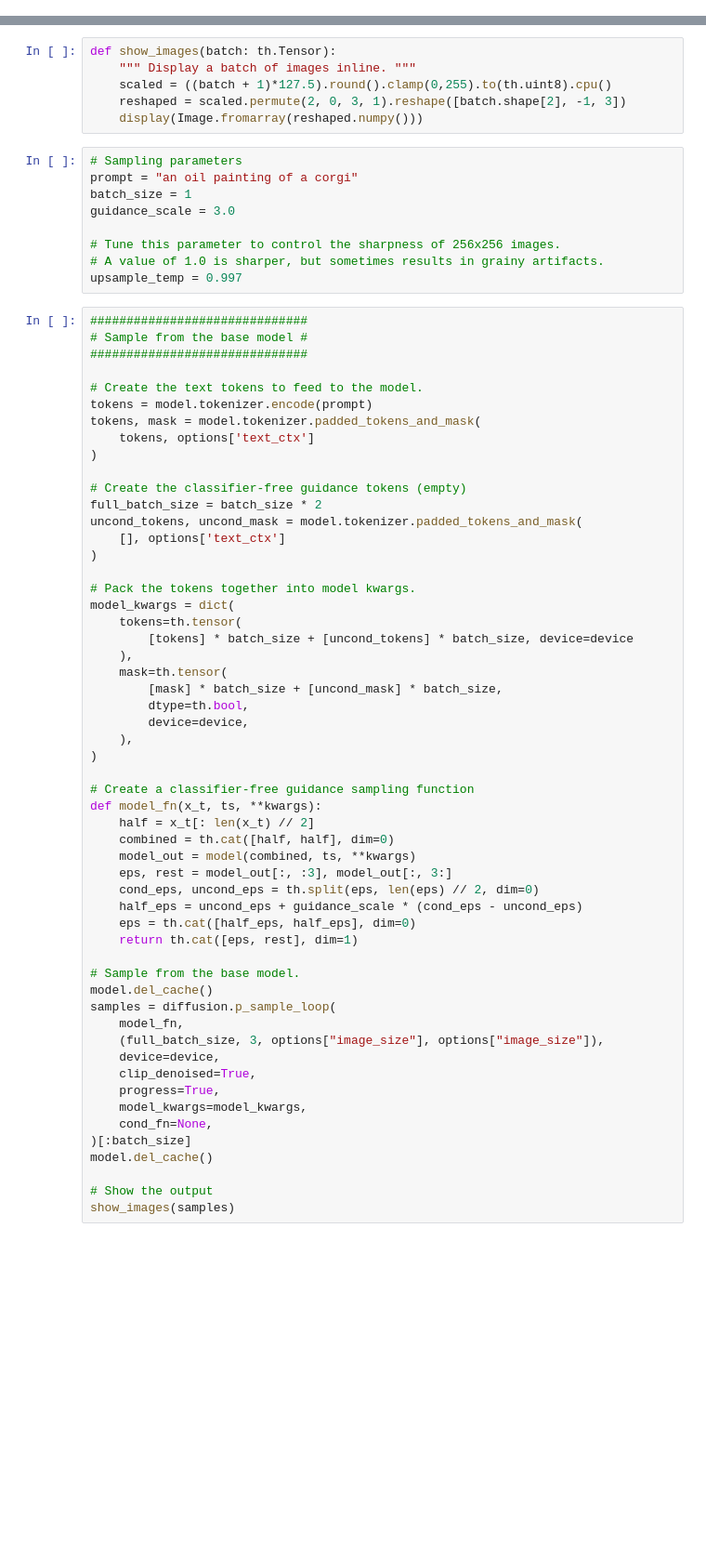
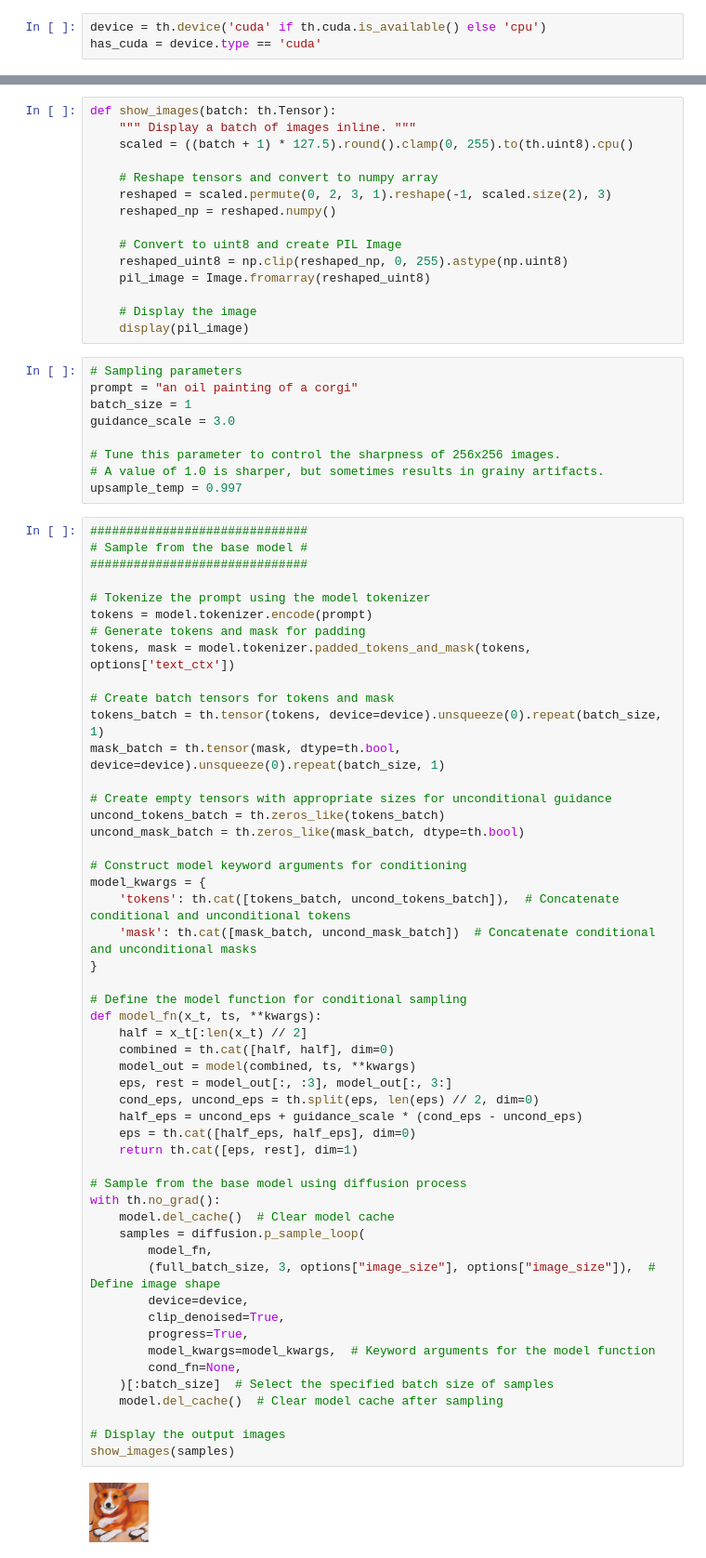
Before and after one commit to openai/glide-text2im, a Jupyter notebook: notebooks/text2im.ipynb, the cells around one changed output, grey strips where cells are left out. Shown at 93% size. Cells and saved outputs as stored; diff of their text form; blank space fills up the shorter version.

Commit message:
Updated text2im.ipynb with optimizations

```diff
--- a/notebooks/text2im.ipynb
+++ b/notebooks/text2im.ipynb
@@ -23,3 +15,6 @@ device = th.device('cpu' if not has_cuda else 'cuda')
+# %%
+device = th.device('cuda' if th.cuda.is_available() else 'cpu')
+has_cuda = device.type == 'cuda'
 # %%
 # Create base model.
 options = model_and_diffusion_defaults()
@@ -47,9 +53,18 @@ print('total upsampler parameters', sum(x.numel() for x in model_up.parameters()
 # %%
 def show_images(batch: th.Tensor):
     """ Display a batch of images inline. """
-    scaled = ((batch + 1)*127.5).round().clamp(0,255).to(th.uint8).cpu()
-    reshaped = scaled.permute(2, 0, 3, 1).reshape([batch.shape[2], -1, 3])
-    display(Image.fromarray(reshaped.numpy()))
+    scaled = ((batch + 1) * 127.5).round().clamp(0, 255).to(th.uint8).cpu()
+
+    # Reshape tensors and convert to numpy array
+    reshaped = scaled.permute(0, 2, 3, 1).reshape(-1, scaled.size(2), 3)
+    reshaped_np = reshaped.numpy()
+
+    # Convert to uint8 and create PIL Image
+    reshaped_uint8 = np.clip(reshaped_np, 0, 255).astype(np.uint8)
+    pil_image = Image.fromarray(reshaped_uint8)
+
+    # Display the image
+    display(pil_image)
 # %%
 # Sampling parameters
 prompt = "an oil painting of a corgi"
@@ -62,58 +77,56 @@ upsample_temp = 0.997
 # %%
 ##############################
 # Sample from the base model #
 ##############################
 
-# Create the text tokens to feed to the model.
+# Tokenize the prompt using the model tokenizer
 tokens = model.tokenizer.encode(prompt)
-tokens, mask = model.tokenizer.padded_tokens_and_mask(
-    tokens, options['text_ctx']
-)
+# Generate tokens and mask for padding
+tokens, mask = model.tokenizer.padded_tokens_and_mask(tokens, options['text_ctx'])
 
-# Create the classifier-free guidance tokens (empty)
-full_batch_size = batch_size * 2
-uncond_tokens, uncond_mask = model.tokenizer.padded_tokens_and_mask(
-    [], options['text_ctx']
-)
+# Create batch tensors for tokens and mask
+tokens_batch = th.tensor(tokens, device=device).unsqueeze(0).repeat(batch_size, 1)
+mask_batch = th.tensor(mask, dtype=th.bool, device=device).unsqueeze(0).repeat(batch_size, 1)
 
-# Pack the tokens together into model kwargs.
-model_kwargs = dict(
-    tokens=th.tensor(
-        [tokens] * batch_size + [uncond_tokens] * batch_size, device=device
-    ),
-    mask=th.tensor(
-        [mask] * batch_size + [uncond_mask] * batch_size,
-        dtype=th.bool,
-        device=device,
-    ),
-)
+# Create empty tensors with appropriate sizes for unconditional guidance
+uncond_tokens_batch = th.zeros_like(tokens_batch)
+uncond_mask_batch = th.zeros_like(mask_batch, dtype=th.bool)
 
-# Create a classifier-free guidance sampling function
+# Construct model keyword arguments for conditioning
+model_kwargs = {
+    'tokens': th.cat([tokens_batch, uncond_tokens_batch]),  # Concatenate conditional and unconditional tokens
+    'mask': th.cat([mask_batch, uncond_mask_batch])  # Concatenate conditional and unconditional masks
+}
+
+# Define the model function for conditional sampling
 def model_fn(x_t, ts, **kwargs):
-    half = x_t[: len(x_t) // 2]
+    half = x_t[:len(x_t) // 2]
     combined = th.cat([half, half], dim=0)
     model_out = model(combined, ts, **kwargs)
     eps, rest = model_out[:, :3], model_out[:, 3:]
     cond_eps, uncond_eps = th.split(eps, len(eps) // 2, dim=0)
     half_eps = uncond_eps + guidance_scale * (cond_eps - uncond_eps)
     eps = th.cat([half_eps, half_eps], dim=0)
     return th.cat([eps, rest], dim=1)
 
-# Sample from the base model.
-model.del_cache()
-samples = diffusion.p_sample_loop(
-    model_fn,
-    (full_batch_size, 3, options["image_size"], options["image_size"]),
-    device=device,
-    clip_denoised=True,
-    progress=True,
-    model_kwargs=model_kwargs,
-    cond_fn=None,
-)[:batch_size]
-model.del_cache()
+# Sample from the base model using diffusion process
+with th.no_grad():
+    model.del_cache()  # Clear model cache
+    samples = diffusion.p_sample_loop(
+        model_fn,
+        (full_batch_size, 3, options["image_size"], options["image_size"]),  # Define image shape
+        device=device,
+        clip_denoised=True,
+        progress=True,
+        model_kwargs=model_kwargs,  # Keyword arguments for the model function
+        cond_fn=None,
+    )[:batch_size]  # Select the specified batch size of samples
+    model.del_cache()  # Clear model cache after sampling
 
-# Show the output
+# Display the output images
 show_images(samples)
+# %% [output]
+[figure, added]
 # %%
 ##############################
 # Upsample the 64x64 samples #
```
Also changed, not shown: parts of 5 cells of this notebook.
